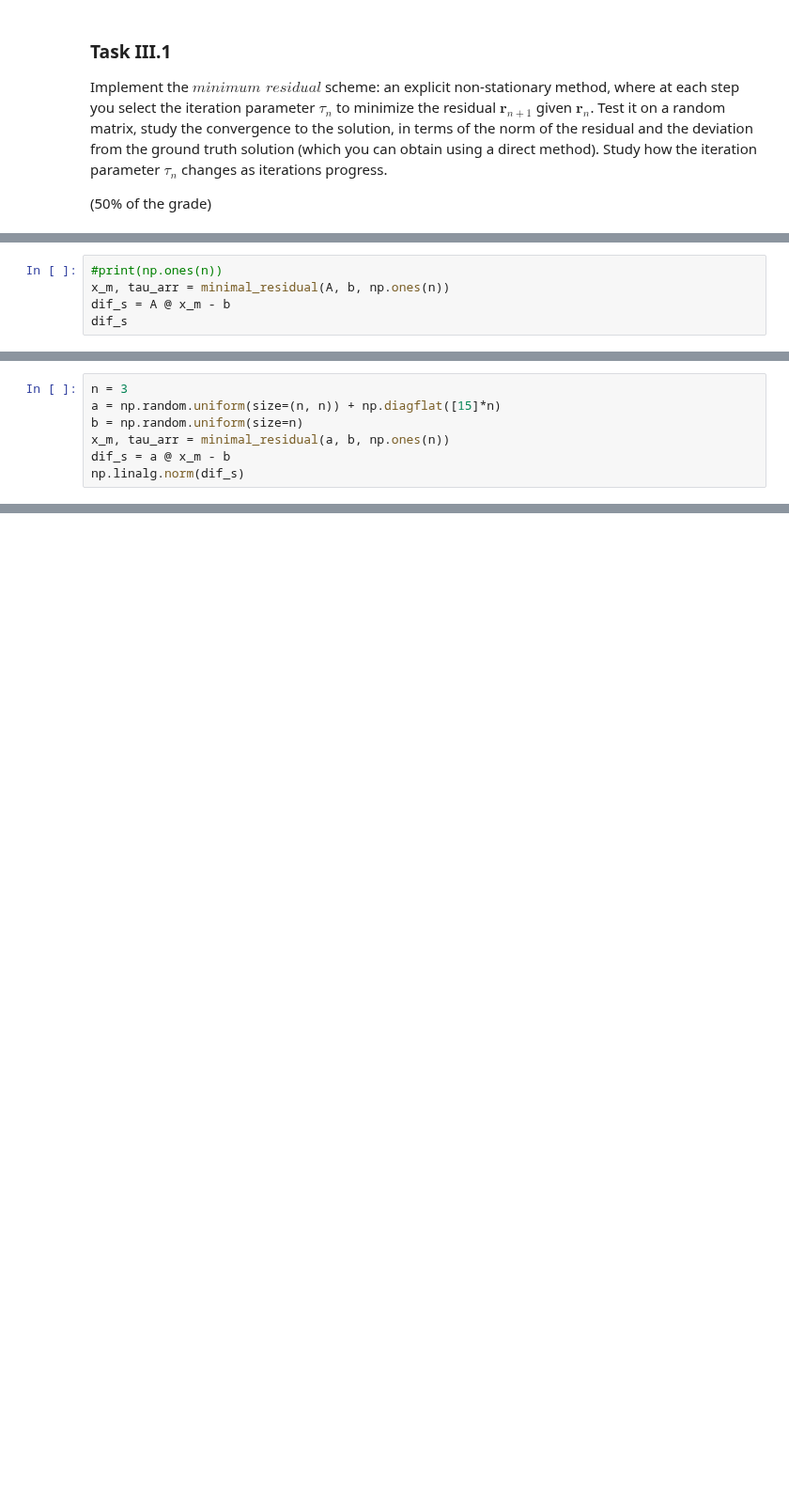
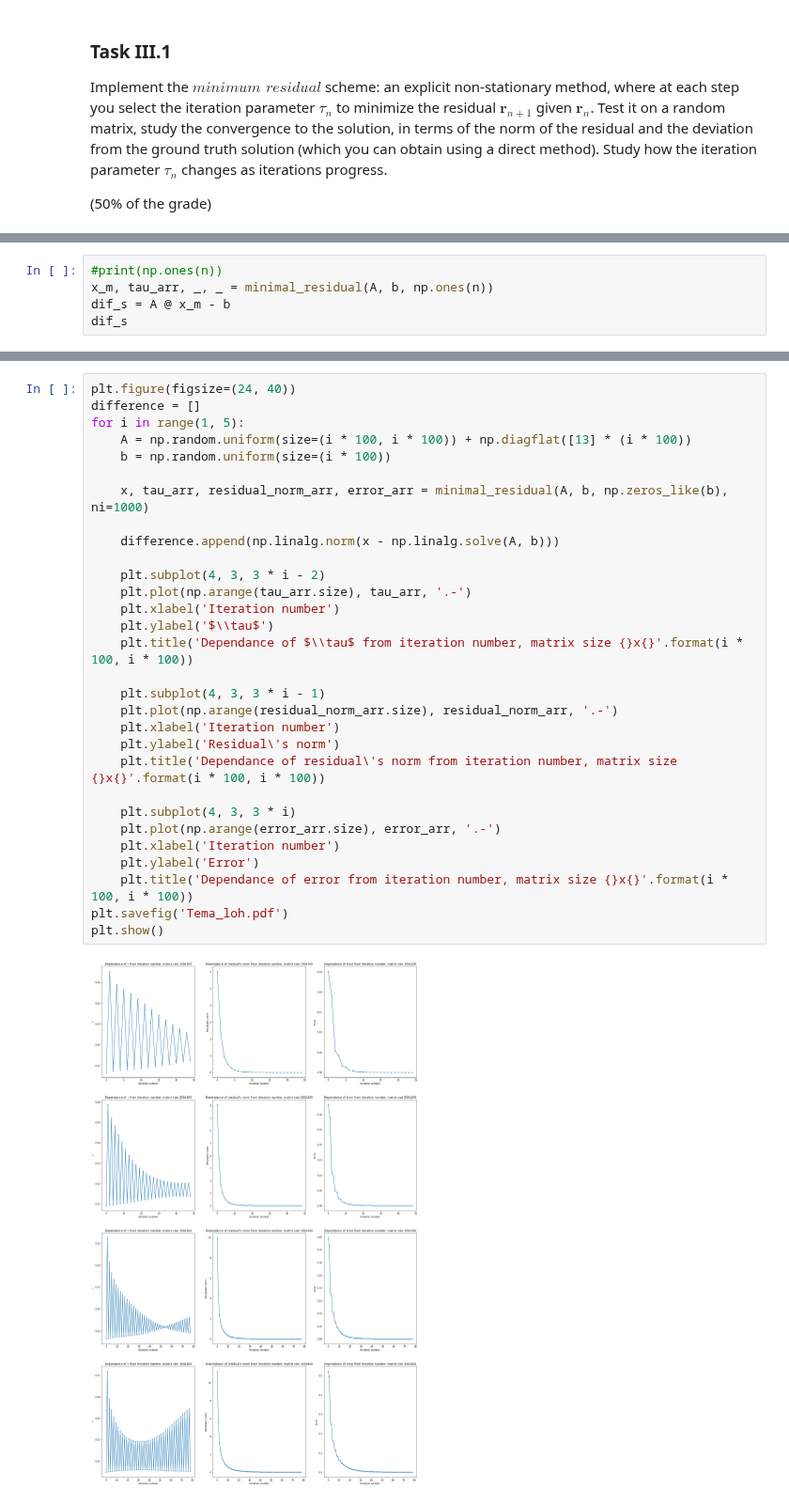
Before and after one commit to ev-br/CP2020, a Jupyter notebook: week_4_iterative_linalg_Jacobi_Seidel_minres.ipynb, the cells around one changed output, grey strips where cells are left out. Shown at 94% size. Drawn from its saved outputs; the diff is of its cells as text; blank space fills up the shorter version.

```diff
--- a/week_4_iterative_linalg_Jacobi_Seidel_minres.ipynb
+++ b/week_4_iterative_linalg_Jacobi_Seidel_minres.ipynb
@@ -213,6 +230,6 @@ def minimal_residual(A, b, x0, ni=50):
 # %%
 #print(np.ones(n))
-x_m, tau_arr = minimal_residual(A, b, np.ones(n))
+x_m, tau_arr, _, _ = minimal_residual(A, b, np.ones(n))
 dif_s = A @ x_m - b
 dif_s
 # %% [output]
@@ -227,7 +236,0 @@ plt.show()
-# %%
-n = 3
-a = np.random.uniform(size=(n, n)) + np.diagflat([15]*n)
-b = np.random.uniform(size=n)
-x_m, tau_arr = minimal_residual(a, b, np.ones(n))
-dif_s = a @ x_m - b
-np.linalg.norm(dif_s)
@@ -242,0 +237,32 @@ plt.show()
+# %%
+plt.figure(figsize=(24, 40))
+difference = []
+for i in range(1, 5):
+    A = np.random.uniform(size=(i * 100, i * 100)) + np.diagflat([13] * (i * 100))
+    b = np.random.uniform(size=(i * 100))
+
+    x, tau_arr, residual_norm_arr, error_arr = minimal_residual(A, b, np.zeros_like(b), ni=1000)
+
+    difference.append(np.linalg.norm(x - np.linalg.solve(A, b)))
+
+    plt.subplot(4, 3, 3 * i - 2)
+    plt.plot(np.arange(tau_arr.size), tau_arr, '.-')
+    plt.xlabel('Iteration number')
+    plt.ylabel('$\\tau$')
+    plt.title('Dependance of $\\tau$ from iteration number, matrix size {}x{}'.format(i * 100, i * 100))
+
+    plt.subplot(4, 3, 3 * i - 1)
+    plt.plot(np.arange(residual_norm_arr.size), residual_norm_arr, '.-')
+    plt.xlabel('Iteration number')
+    plt.ylabel('Residual\'s norm')
+    plt.title('Dependance of residual\'s norm from iteration number, matrix size {}x{}'.format(i * 100, i * 100))
+
+    plt.subplot(4, 3, 3 * i)
+    plt.plot(np.arange(error_arr.size), error_arr, '.-')
+    plt.xlabel('Iteration number')
+    plt.ylabel('Error')
+    plt.title('Dependance of error from iteration number, matrix size {}x{}'.format(i * 100, i * 100))
+plt.savefig('Tema_loh.pdf')
+plt.show()
+# %% [output]
+[figure, added]
```
Also changed, not shown: parts of 11 cells of this notebook, 1 other file.
